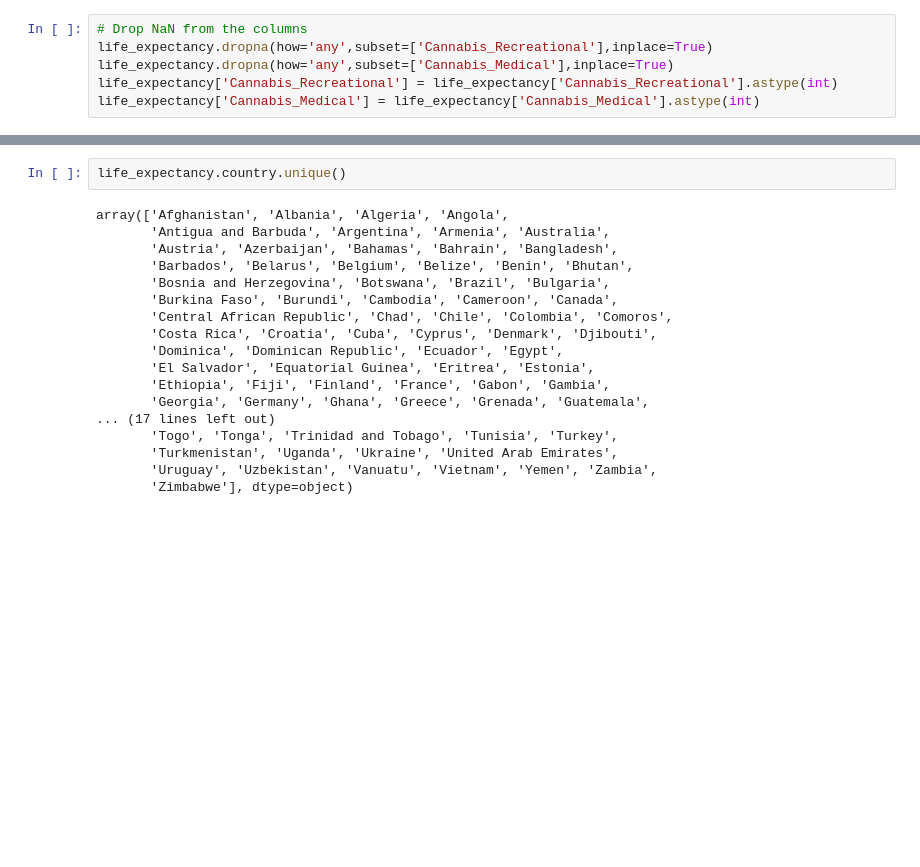
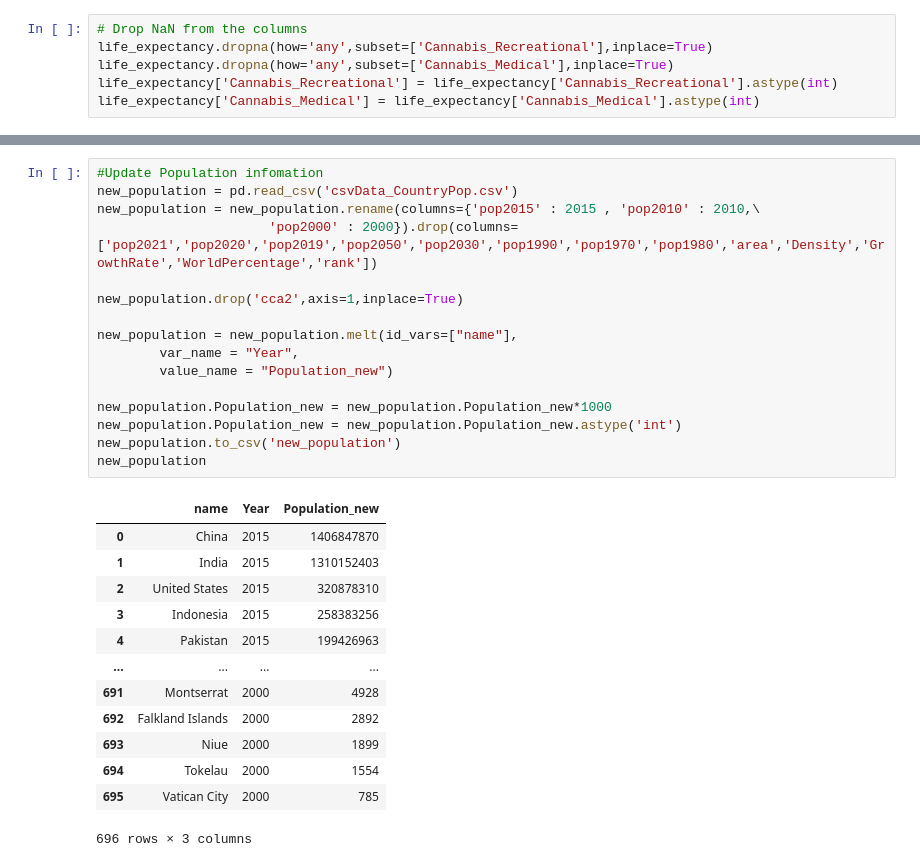
Before and after one commit to MihirKungulwar/Life_Expectancy, a Jupyter notebook: Group_2_MSIS2507 _1114 (1).ipynb, the cells around one changed output, grey strips where cells are left out. Cells and saved outputs as stored; diff of their text form; blank space fills up the shorter version.

```diff
--- a/Group_2_MSIS2507 _1114 (1).ipynb
+++ b/Group_2_MSIS2507 _1114 (1).ipynb
@@ -392,20 +408,30 @@ life_expectancy.country.nunique()
-# %%
-life_expectancy.country.unique()
-# %% [output]
-array(['Afghanistan', 'Albania', 'Algeria', 'Angola',
-       'Antigua and Barbuda', 'Argentina', 'Armenia', 'Australia',
-       'Austria', 'Azerbaijan', 'Bahamas', 'Bahrain', 'Bangladesh',
-       'Barbados', 'Belarus', 'Belgium', 'Belize', 'Benin', 'Bhutan',
-       'Bosnia and Herzegovina', 'Botswana', 'Brazil', 'Bulgaria',
-       'Burkina Faso', 'Burundi', 'Cambodia', 'Cameroon', 'Canada',
-       'Central African Republic', 'Chad', 'Chile', 'Colombia', 'Comoros',
-       'Costa Rica', 'Croatia', 'Cuba', 'Cyprus', 'Denmark', 'Djibouti',
-       'Dominica', 'Dominican Republic', 'Ecuador', 'Egypt',
-       'El Salvador', 'Equatorial Guinea', 'Eritrea', 'Estonia',
-       'Ethiopia', 'Fiji', 'Finland', 'France', 'Gabon', 'Gambia',
-       'Georgia', 'Germany', 'Ghana', 'Greece', 'Grenada', 'Guatemala',
-... (17 lines left out)
-       'Togo', 'Tonga', 'Trinidad and Tobago', 'Tunisia', 'Turkey',
-       'Turkmenistan', 'Uganda', 'Ukraine', 'United Arab Emirates',
-       'Uruguay', 'Uzbekistan', 'Vanuatu', 'Vietnam', 'Yemen', 'Zambia',
-       'Zimbabwe'], dtype=object)
+# %%
+#Update Population infomation
+new_population = pd.read_csv('csvData_CountryPop.csv')
+new_population = new_population.rename(columns={'pop2015' : 2015 , 'pop2010' : 2010,\
+                      'pop2000' : 2000}).drop(columns=['pop2021','pop2020','pop2019','pop2050','pop2030','pop1990','pop1970','pop1980','area','Density','GrowthRate','WorldPercentage','rank'])
+
+new_population.drop('cca2',axis=1,inplace=True)
+
+new_population = new_population.melt(id_vars=["name"],
+        var_name = "Year",
+        value_name = "Population_new")
+
+new_population.Population_new = new_population.Population_new*1000
+new_population.Population_new = new_population.Population_new.astype('int')
+new_population.to_csv('new_population')
+new_population
+# %% [output]
+|  | name | Year | Population_new |
+| 0 | China | 2015 | 1406847870 |
+| 1 | India | 2015 | 1310152403 |
+| 2 | United States | 2015 | 320878310 |
+| 3 | Indonesia | 2015 | 258383256 |
+| 4 | Pakistan | 2015 | 199426963 |
+| ... | ... | ... | ... |
+| 691 | Montserrat | 2000 | 4928 |
+| 692 | Falkland Islands | 2000 | 2892 |
+| 693 | Niue | 2000 | 1899 |
+| 694 | Tokelau | 2000 | 1554 |
+| 695 | Vatican City | 2000 | 785 |
+696 rows × 3 columns
```
Also changed, not shown: parts of 12 cells of this notebook.
